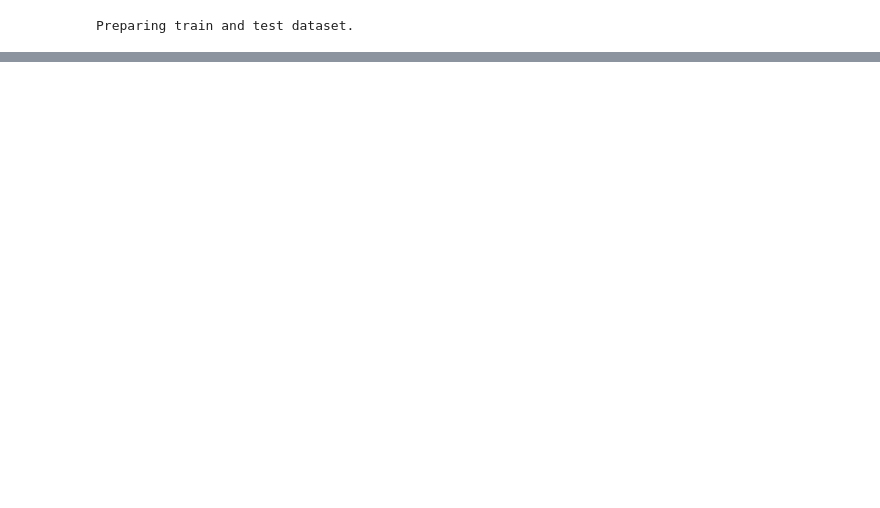
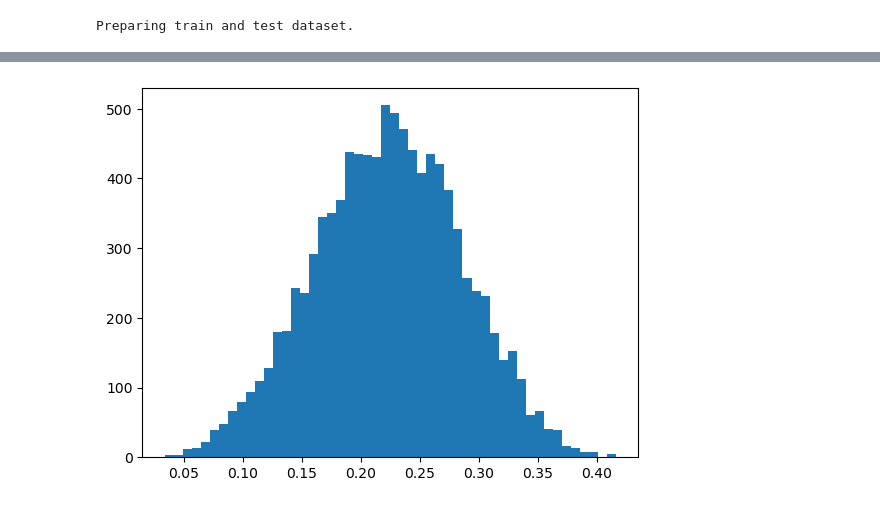
Before and after one commit to alexlyttle/stellar-emulator, a Jupyter notebook: notebook/train-test-split.ipynb, the cells around one changed output, grey strips where cells are left out. Saved outputs shown, nothing was run; the diff lists cells and outputs as text; code cells hidden in the pictures; blank space fills up the shorter version.

```diff
--- a/notebook/train-test-split.ipynb
+++ b/notebook/train-test-split.ipynb
@@ -170,0 +206,8 @@ test.to_hdf(filename, "test")
+# %%
+x_scaled = (x - loc) / scale
+dist, i = tree.query(x_scaled)
+# %%
+fig, ax = plt.subplots()
+ax.hist(dist, bins=50);
+# %% [output]
+[figure, added]
```
Also changed, not shown: parts of 29 cells of this notebook.
